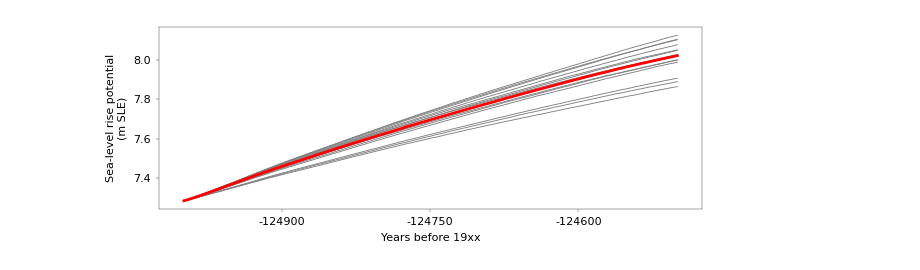
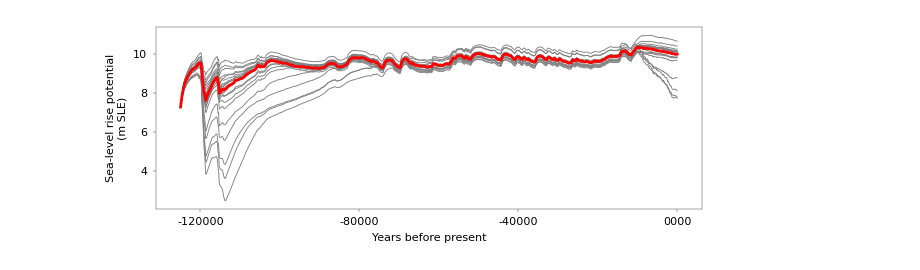
Before and after one commit to pism/pism-greenland, a Jupyter notebook: paleo/analyze_paleo_scalars.ipynb, the cells around one changed output. Saved outputs shown, nothing was run; the diff lists cells and outputs as text; code cells hidden in the pictures.

```diff
--- a/paleo/analyze_paleo_scalars.ipynb
+++ b/paleo/analyze_paleo_scalars.ipynb
@@ -9,6 +13,27 @@ from pismragis.processing import convert_netcdf_to_dataframe, check_file, copy_f
 from pismragis.stats import run_stats
 # %%
-m_files = glob("/import/c1/ICESHEET/ICESHEET/pism-greenland/paleo/2023_10_climate_calving_w_posterior/scalar/ts_gris_ext_g12000m_v2023_GRIMP_id_*_-125001_0.nc")
+data_dir = "/import/c1/ICESHEET/ICESHEET/pism-greenland/paleo/"
+
+grid = 12000
+exp = {"Experiment": "climate-calving",
+        "proj_dir": "2023_10_climate_calving_w_posterior/",
+        "scalar_dir": "scalar",
+        "processed_dir": "processed_scalar",
+        "fig_dir": "figures",
+        "lhs": "gris_paleo_climate_calving_w_posterior_lhs_20",
+        "DEM": "GRIMP"
+    }
+
+s_dir = os.path.join(data_dir, exp["proj_dir"], exp["scalar_dir"])
+fig_dir = os.path.join(data_dir, exp["proj_dir"], exp["fig_dir"])
+if not os.path.exists(fig_dir):
+    os.makedirs(fig_dir)
+
+scalar_files = sorted(glob(os.path.join(s_dir, f"""ts_gris_ext_g{grid}m_*{exp["DEM"]}_id_*.nc""")))
+processed_path = os.path.join(data_dir, exp["proj_dir"], exp["processed_dir"])
+for scalar_file in scalar_files:
+    if check_paleo_file:
+        copy_file(scalar_file, processed_path)
+processed_files = sorted(glob(os.path.join(processed_path, f"""ts_gris_ext_g{grid}m_*{exp["DEM"]}_id_*.nc""")))
 # %%
-with xr.open_mfdataset(m_files, combine="nested", concat_dim="id", join="inner", parallel=True) as ds:
-    print(ds)
+ds = xr.open_mfdataset(processed_files, combine="nested", concat_dim="id", parallel=True)
@@ -33,34 +40,35 @@ Data variables: (12/43)
 # %%
 fontsize = 8
 lw = 0.65
 markersize = 1
 params = {
     "axes.linewidth": 0.25,
     "lines.linewidth": lw,
     "axes.labelsize": fontsize,
     "font.size": fontsize,
     "xtick.labelsize": fontsize,
     "xtick.major.size": 2.5,
     "xtick.major.width": 0.25,
     "ytick.labelsize": fontsize,
     "ytick.major.size": 2.5,
     "ytick.major.width": 0.25,
     "legend.fontsize": fontsize,
     "lines.markersize": markersize,
     "font.size": fontsize,
     }
 
 plt.rcParams.update(params)
 
+plot_var = "sea_level_rise_potential"
 
 fig = plt.figure(figsize=[6.2, 2.4])
 ax = fig.add_subplot(111)
-ds["sea_level_rise_potential"].plot.line(x="time", color="0.5", ax=ax, add_legend=False)
-ds["sea_level_rise_potential"].median(dim="id").plot.line(x="time", color="r", lw=2, ax=ax, label="median", add_legend=True)
+ds[plot_var].plot.line(x="time", color="0.5", ax=ax, add_legend=False)
+ds[plot_var].median(dim="id").plot.line(x="time", color="r", lw=2, ax=ax, label="median", add_legend=True)
 ax.set_ylabel("Sea-level rise potential\n(m SLE)")
-ax.set_xlabel("Years before 19xx")
+ax.set_xlabel("Years before present")
 fig.tight_layout()
-fig.savefig("paleo-ensemble-12km.pdf")
+fig.savefig(os.path.join(fig_dir, f"{plot_var}_paleo-ensemble-{grid}m.pdf"))
 # %% [output]
-[figure, old version]
+[figure, new version]
 # %%
```
Also changed, not shown: parts of 17 cells of this notebook, 2 other files.
